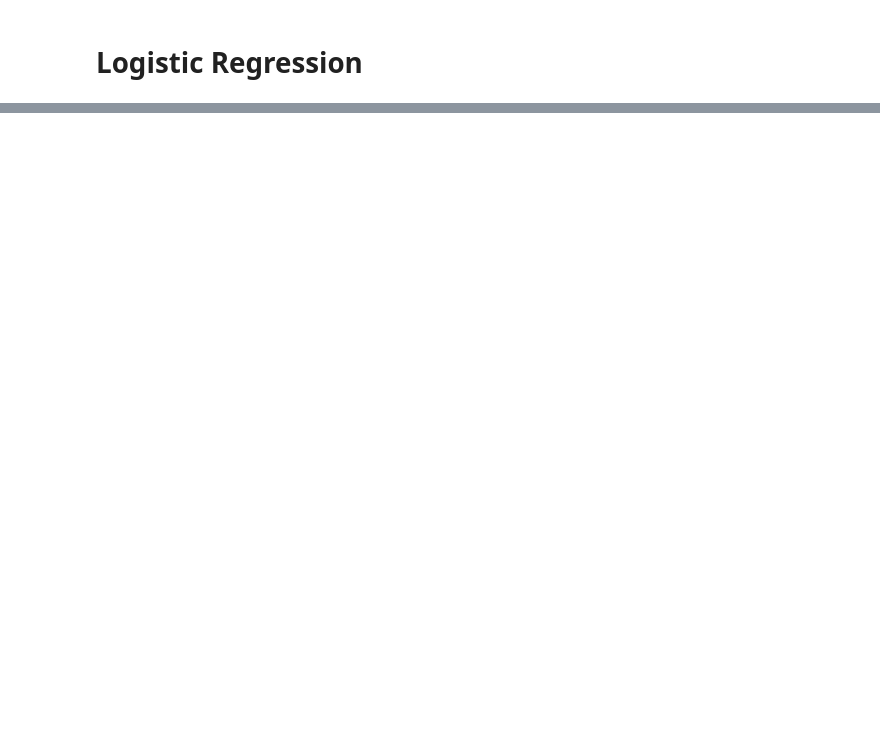
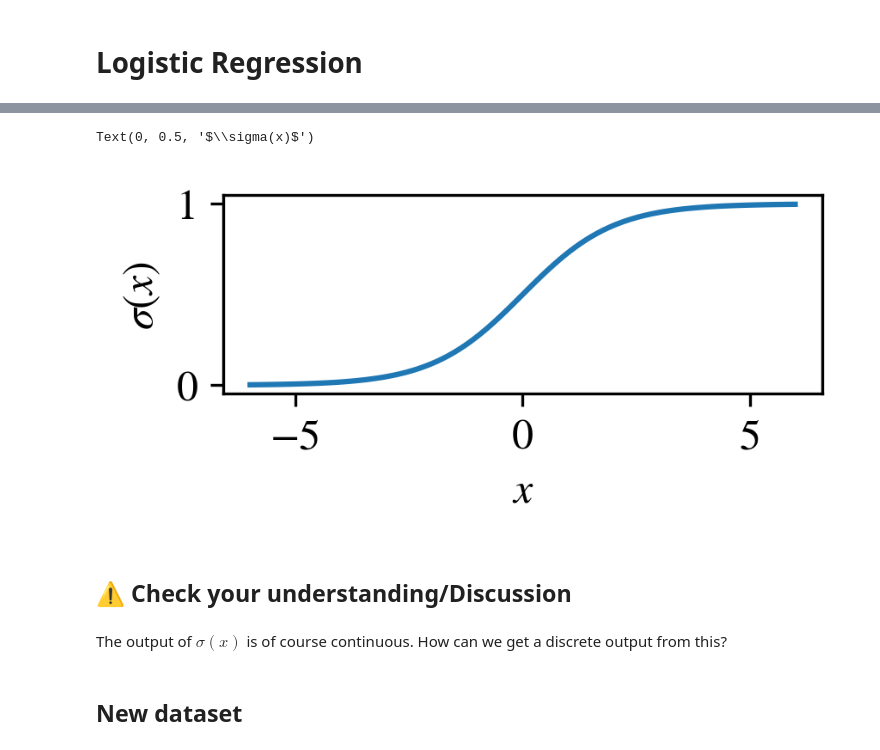
Before and after one commit to BNL-Fermilab-RENEW/tutorials_2023, a Jupyter notebook: 03_RegressionClassification/RegressionClassification.ipynb, the cells around one changed output, grey strips where cells are left out. Saved outputs shown, nothing was run; the diff lists cells and outputs as text; code cells hidden in the pictures; blank space fills up the shorter version.

```diff
--- a/03_RegressionClassification/RegressionClassification.ipynb
+++ b/03_RegressionClassification/RegressionClassification.ipynb
@@ -350,0 +429,19 @@ Given that the range of the target is roughly 5, this is not a terrible model. W
+# %%
+def sigmoid(x):
+    return 1.0 / (1.0 + np.exp(-x))
+# %%
+fig, ax = plt.subplots(1, 1, figsize=(3, 1))
+
+grid = np.linspace(-6, 6, 100)
+ax.plot(grid, sigmoid(grid))
+ax.set_xlabel("$x$")
+ax.set_ylabel("$\sigma(x)$")
+# %% [output]
+Text(0, 0.5, '$\\sigma(x)$')
+[figure, added]
+# %% [markdown]
+## ⚠️ Check your understanding/Discussion
+# %% [markdown]
+The output of $\sigma(x)$ is of course continuous. How can we get a discrete output from this?
+# %% [markdown]
+## New dataset
```
Also changed, not shown: parts of 35 cells of this notebook.
